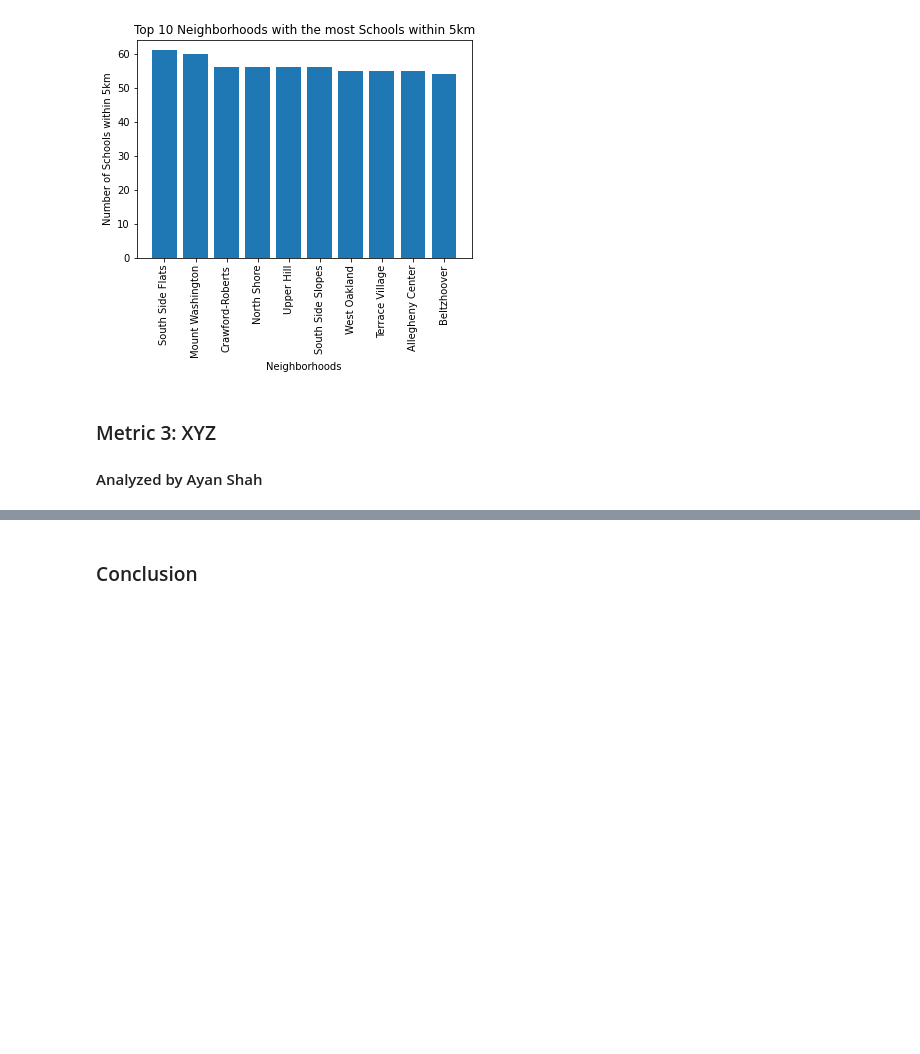
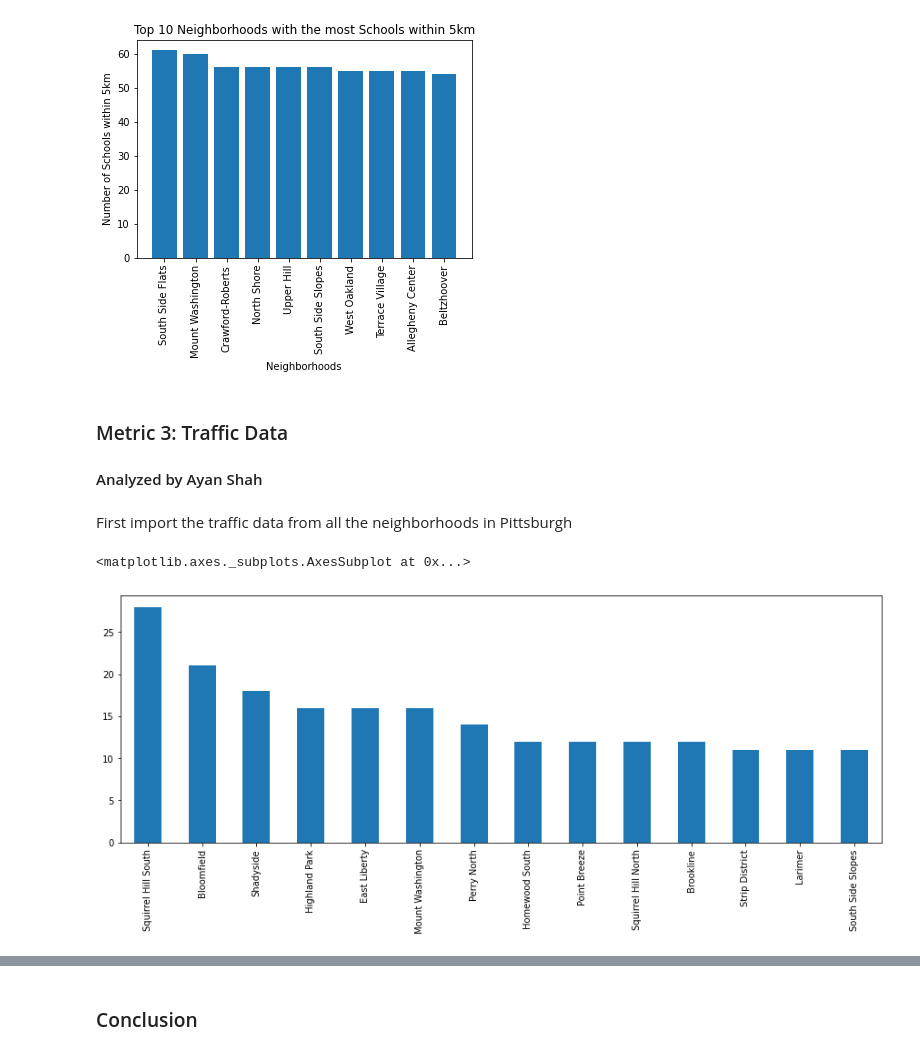
Before and after one commit to rohilkapur03/cmpinf_0010_final, a Jupyter notebook: finalproject.ipynb, the cells around one changed output, grey strips where cells are left out. Saved outputs shown, nothing was run; the diff lists cells and outputs as text; code cells hidden in the pictures; blank space fills up the shorter version.

```diff
--- a/finalproject.ipynb
+++ b/finalproject.ipynb
@@ -366,5 +366,20 @@ plt.show()
 # %% [output]
 [figure]
 # %% [markdown]
-### Metric 3: XYZ
+### Metric 3: Traffic Data
 #### Analyzed by Ayan Shah
+# %% [markdown]
+First import the traffic data from all the neighborhoods in Pittsburgh
+# %%
+import pandas as pd
+import matplotlib.pyplot as plt
+import numpy as np
+traffic_data = pd.read_csv("traffic.csv")
+
+traffic_data.head()
+df = traffic_data[['neighborhood']]
+
+traffic_data['neighborhood'].value_counts().loc[lambda x : x>10].plot(kind='bar', figsize=(15,5))
+# %% [output]
+<matplotlib.axes._subplots.AxesSubplot at 0x...>
+[figure, added]
```
Also changed, not shown: parts of 11 cells of this notebook, 1 other file.
